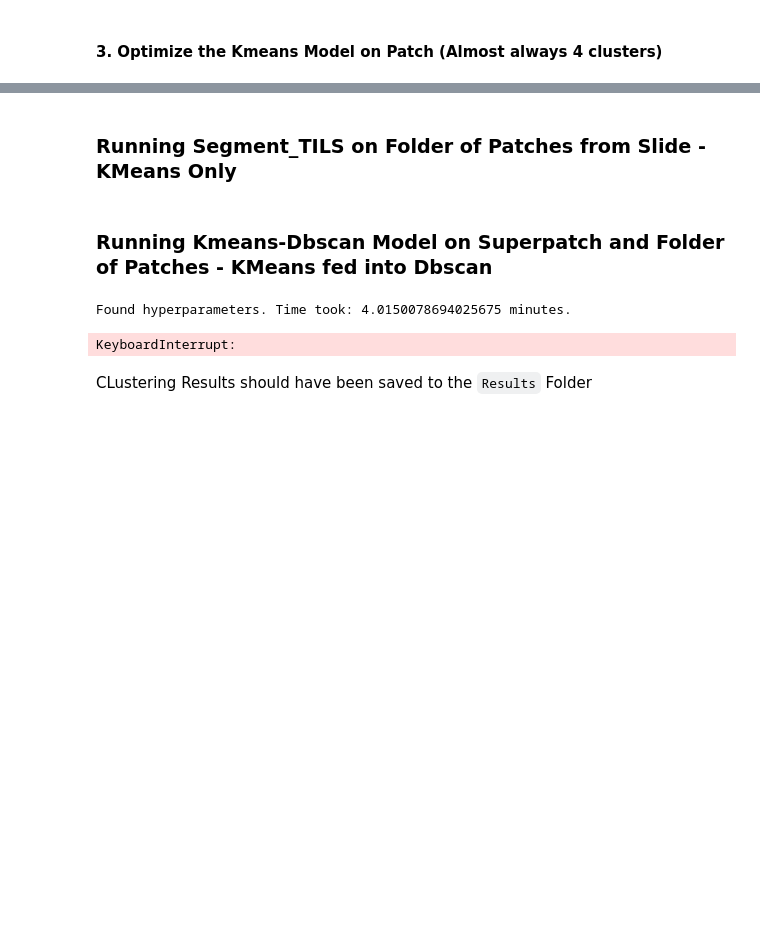
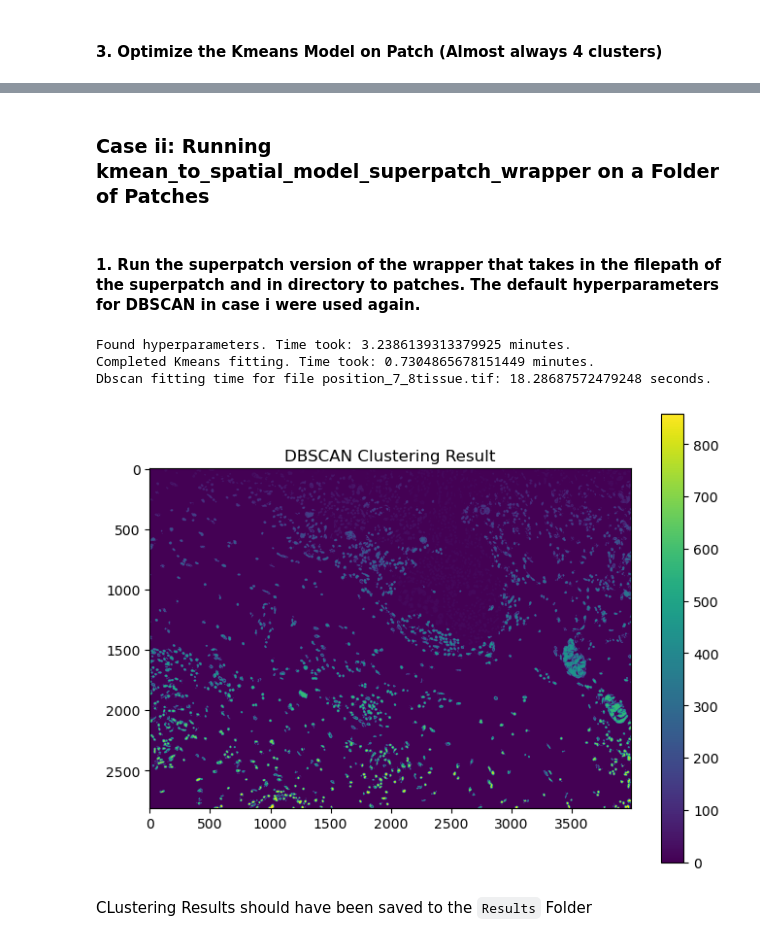
Before and after one commit to TILseg/TILseg, a Jupyter notebook: Example/lauren_preprocess.ipynb, the cells around one changed output, grey strips where cells are left out. Drawn from its saved outputs; the diff is of its cells as text; code cells hidden in the pictures; blank space fills up the shorter version.

```diff
--- a/Example/lauren_preprocess.ipynb
+++ b/Example/lauren_preprocess.ipynb
@@ -311,22 +396,25 @@ TIL_count_dict, kmean_labels_dict, cluster_mask_dict, cluster_index = segment_TI
 # %% [markdown]
-### Running Segment_TILS on Folder of Patches from Slide - KMeans Only
+### Case ii: Running kmean_to_spatial_model_superpatch_wrapper on a Folder of Patches
-# %% [markdown]
-### Running Kmeans-Dbscan Model on Superpatch and Folder of Patches - KMeans fed into Dbscan
+# %% [markdown]
+#### 1. Run the superpatch version of the wrapper that takes in the filepath of the superpatch and in directory to patches. The default hyperparameters for DBSCAN in case i were used again.
 # %%
-from tilseg.refine_kmeans import kmean_to_spatial_model_superpatch_wrapper
-im_labels, dbscan_model, cluster_mask_dict = kmean_to_spatial_model_superpatch_wrapper(superpatch_path = repository_path + '/Example/Image Files/superpatch_training.tif',
-                                            in_dir_path = repository_path + 'Example/Image Files/TCGA-A2-A0CW-01Z-00-DX1',
+
+im_labels, dbscan_model, cluster_mask_dict, cluster_index_dict = kmean_to_spatial_model_superpatch_wrapper(superpatch_path = repository_path + '/Example/Image_Files/superpatch_training.tif',
+                                            in_dir_path = repository_path + '/Example/Image_Files/Single_Patch_Example',
                                             spatial_hyperparameters= {'eps': 15,'min_samples': 100},
                                             n_clusters = [1,2,4,5,6,7,8,9],
-                                            out_dir_path = repository_path + 'Example/Results',
+                                            out_dir_path = repository_path + '/Example/Results/Dbscan_Case_ii',
                                             save_TILs_overlay = True,
                                             save_cluster_masks = True,
                                             save_cluster_overlays =  True,
                                             save_all_clusters_img = True,
-                                            save_csv = True)
+                                            save_csv = True,
+                                            random_state = 13)
 # %% [output]
-Found hyperparameters. Time took: 4.0150078694025675 minutes.
+Found hyperparameters. Time took: 3.2386139313379925 minutes.
+Completed Kmeans fitting. Time took: 0.7304865678151449 minutes.
+Dbscan fitting time for file position_7_8tissue.tif: 18.28687572479248 seconds.
-KeyboardInterrupt:
+[figure, added]
 # %% [markdown]
 CLustering Results should have been saved to the `Results` Folder
 # %% [markdown]
```
Also changed, not shown: parts of 34 cells of this notebook, 4 other files.
